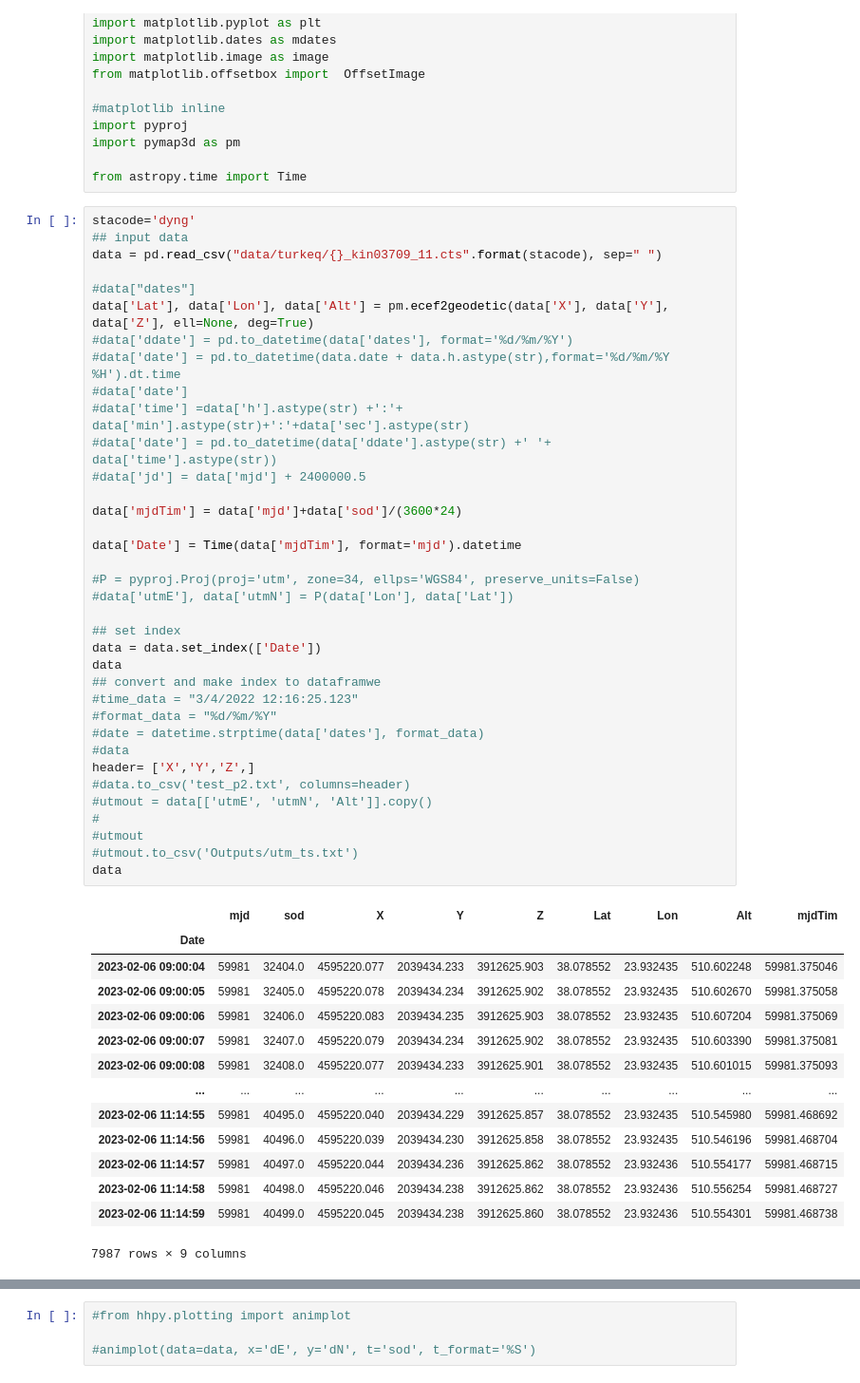
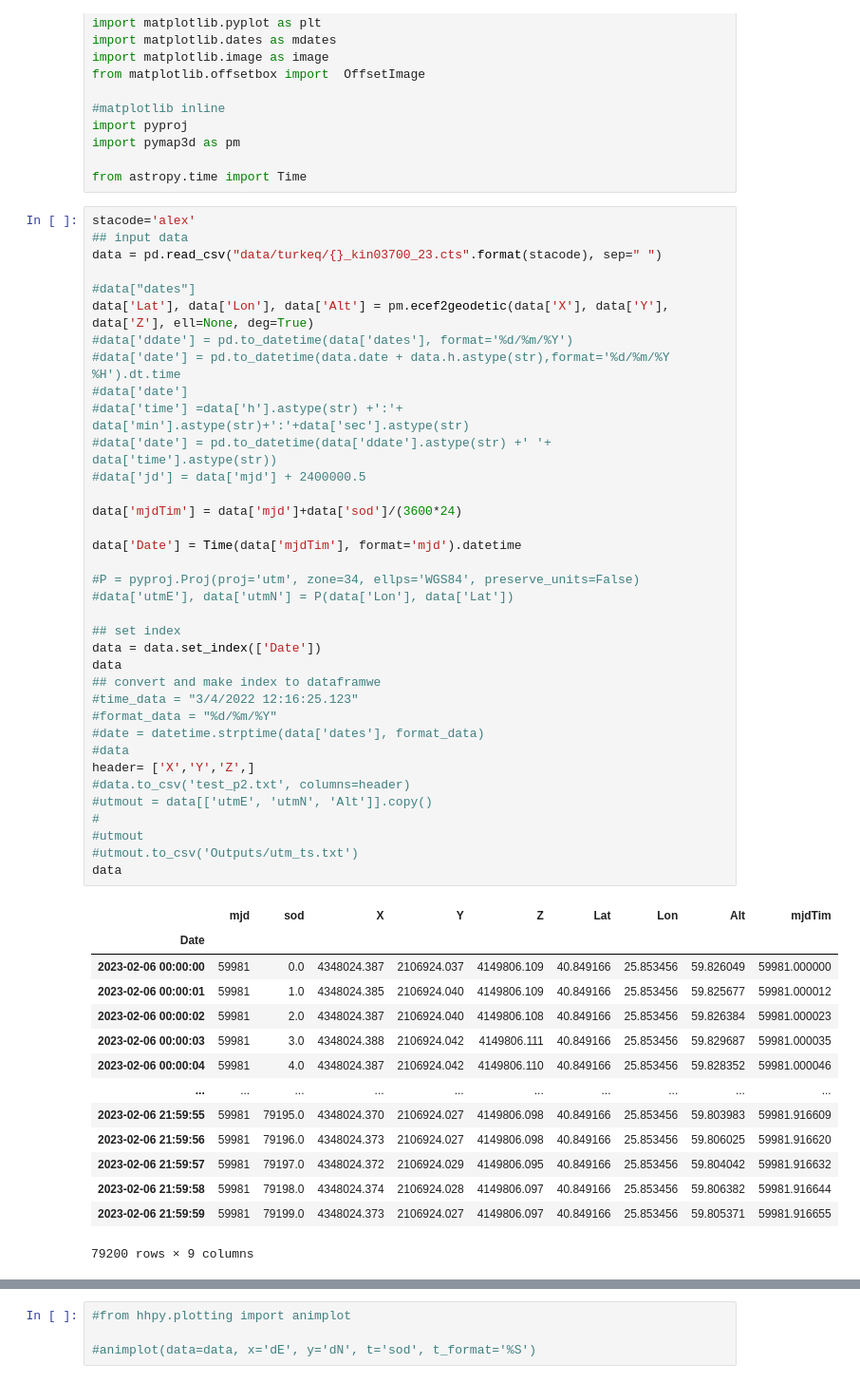
Before and after one commit to LabGeoTopo/fftpy_analysis, a Jupyter notebook: 2302eq_tur.ipynb, the cells around one changed output, grey strips where cells are left out. Shown at 95% size. Cells and saved outputs as stored; diff of their text form.

```diff
--- a/2302eq_tur.ipynb
+++ b/2302eq_tur.ipynb
@@ -16,9 +16,9 @@ import pymap3d as pm
 
 from astropy.time import Time
 # %%
-stacode='dyng'
+stacode='alex'
 ## input data
-data = pd.read_csv("data/turkeq/{}_kin03709_11.cts".format(stacode), sep=" ")
+data = pd.read_csv("data/turkeq/{}_kin03700_23.cts".format(stacode), sep=" ")
 
 #data["dates"]
 data['Lat'], data['Lon'], data['Alt'] = pm.ecef2geodetic(data['X'], data['Y'], data['Z'], ell=None, deg=True)
@@ -27,45 +27,45 @@ data['Lat'], data['Lon'], data['Alt'] = pm.ecef2geodetic(data['X'], data['Y'], d
 #data['date']
 #data['time'] =data['h'].astype(str) +':'+ data['min'].astype(str)+':'+data['sec'].astype(str)
 #data['date'] = pd.to_datetime(data['ddate'].astype(str) +' '+ data['time'].astype(str))
 #data['jd'] = data['mjd'] + 2400000.5
 
 data['mjdTim'] = data['mjd']+data['sod']/(3600*24)
 
 data['Date'] = Time(data['mjdTim'], format='mjd').datetime
 
 #P = pyproj.Proj(proj='utm', zone=34, ellps='WGS84', preserve_units=False)
 #data['utmE'], data['utmN'] = P(data['Lon'], data['Lat'])
 
 ## set index
 data = data.set_index(['Date'])
 data
 ## convert and make index to dataframwe
 #time_data = "3/4/2022 12:16:25.123"
 #format_data = "%d/%m/%Y"
 #date = datetime.strptime(data['dates'], format_data)
 #data
 header= ['X','Y','Z',]
 #data.to_csv('test_p2.txt', columns=header)
 #utmout = data[['utmE', 'utmN', 'Alt']].copy()
 #
 #utmout
 #utmout.to_csv('Outputs/utm_ts.txt')
 data
 # %% [output]
 |  | mjd | sod | X | Y | Z | Lat | Lon | Alt | mjdTim |
 | Date |  |  |  |  |  |  |  |  |  |
-| 2023-02-06 09:00:04 | 59981 | 32404.0 | 4595220.077 | 2039434.233 | 3912625.903 | 38.078552 | 23.932435 | 510.602248 | 59981.375046 |
-| 2023-02-06 09:00:05 | 59981 | 32405.0 | 4595220.078 | 2039434.234 | 3912625.902 | 38.078552 | 23.932435 | 510.602670 | 59981.375058 |
-| 2023-02-06 09:00:06 | 59981 | 32406.0 | 4595220.083 | 2039434.235 | 3912625.903 | 38.078552 | 23.932435 | 510.607204 | 59981.375069 |
-| 2023-02-06 09:00:07 | 59981 | 32407.0 | 4595220.079 | 2039434.234 | 3912625.902 | 38.078552 | 23.932435 | 510.603390 | 59981.375081 |
-| 2023-02-06 09:00:08 | 59981 | 32408.0 | 4595220.077 | 2039434.233 | 3912625.901 | 38.078552 | 23.932435 | 510.601015 | 59981.375093 |
+| 2023-02-06 00:00:00 | 59981 | 0.0 | 4348024.387 | 2106924.037 | 4149806.109 | 40.849166 | 25.853456 | 59.826049 | 59981.000000 |
+| 2023-02-06 00:00:01 | 59981 | 1.0 | 4348024.385 | 2106924.040 | 4149806.109 | 40.849166 | 25.853456 | 59.825677 | 59981.000012 |
+| 2023-02-06 00:00:02 | 59981 | 2.0 | 4348024.387 | 2106924.040 | 4149806.108 | 40.849166 | 25.853456 | 59.826384 | 59981.000023 |
+| 2023-02-06 00:00:03 | 59981 | 3.0 | 4348024.388 | 2106924.042 | 4149806.111 | 40.849166 | 25.853456 | 59.829687 | 59981.000035 |
+| 2023-02-06 00:00:04 | 59981 | 4.0 | 4348024.387 | 2106924.042 | 4149806.110 | 40.849166 | 25.853456 | 59.828352 | 59981.000046 |
 | ... | ... | ... | ... | ... | ... | ... | ... | ... | ... |
-| 2023-02-06 11:14:55 | 59981 | 40495.0 | 4595220.040 | 2039434.229 | 3912625.857 | 38.078552 | 23.932435 | 510.545980 | 59981.468692 |
-| 2023-02-06 11:14:56 | 59981 | 40496.0 | 4595220.039 | 2039434.230 | 3912625.858 | 38.078552 | 23.932435 | 510.546196 | 59981.468704 |
-| 2023-02-06 11:14:57 | 59981 | 40497.0 | 4595220.044 | 2039434.236 | 3912625.862 | 38.078552 | 23.932436 | 510.554177 | 59981.468715 |
-| 2023-02-06 11:14:58 | 59981 | 40498.0 | 4595220.046 | 2039434.238 | 3912625.862 | 38.078552 | 23.932436 | 510.556254 | 59981.468727 |
-| 2023-02-06 11:14:59 | 59981 | 40499.0 | 4595220.045 | 2039434.238 | 3912625.860 | 38.078552 | 23.932436 | 510.554301 | 59981.468738 |
+| 2023-02-06 21:59:55 | 59981 | 79195.0 | 4348024.370 | 2106924.027 | 4149806.098 | 40.849166 | 25.853456 | 59.803983 | 59981.916609 |
+| 2023-02-06 21:59:56 | 59981 | 79196.0 | 4348024.373 | 2106924.027 | 4149806.098 | 40.849166 | 25.853456 | 59.806025 | 59981.916620 |
+| 2023-02-06 21:59:57 | 59981 | 79197.0 | 4348024.372 | 2106924.029 | 4149806.095 | 40.849166 | 25.853456 | 59.804042 | 59981.916632 |
+| 2023-02-06 21:59:58 | 59981 | 79198.0 | 4348024.374 | 2106924.028 | 4149806.097 | 40.849166 | 25.853456 | 59.806382 | 59981.916644 |
+| 2023-02-06 21:59:59 | 59981 | 79199.0 | 4348024.373 | 2106924.027 | 4149806.097 | 40.849166 | 25.853456 | 59.805371 | 59981.916655 |
-7987 rows × 9 columns
+79200 rows × 9 columns
 # %%
 ## convert to E N UP
 meanX=data['X'].mean()
```
Also changed, not shown: parts of 15 cells of this notebook, 2 other files.
